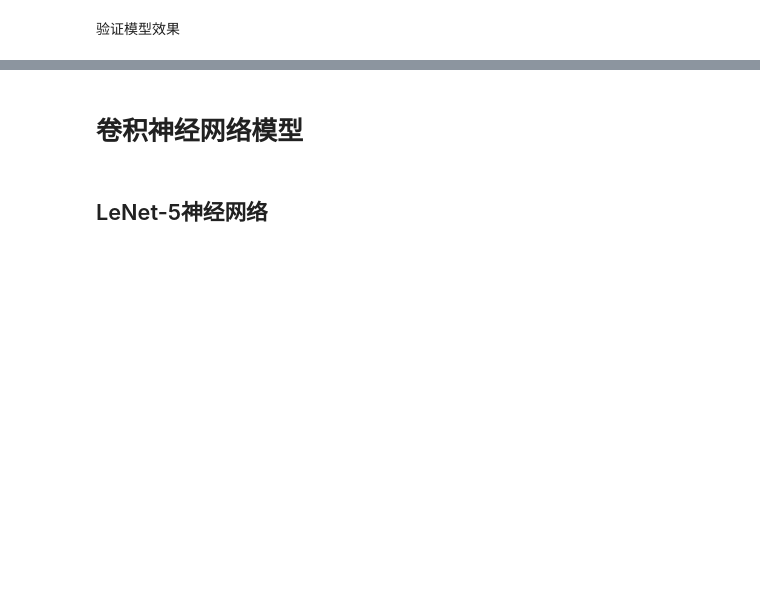
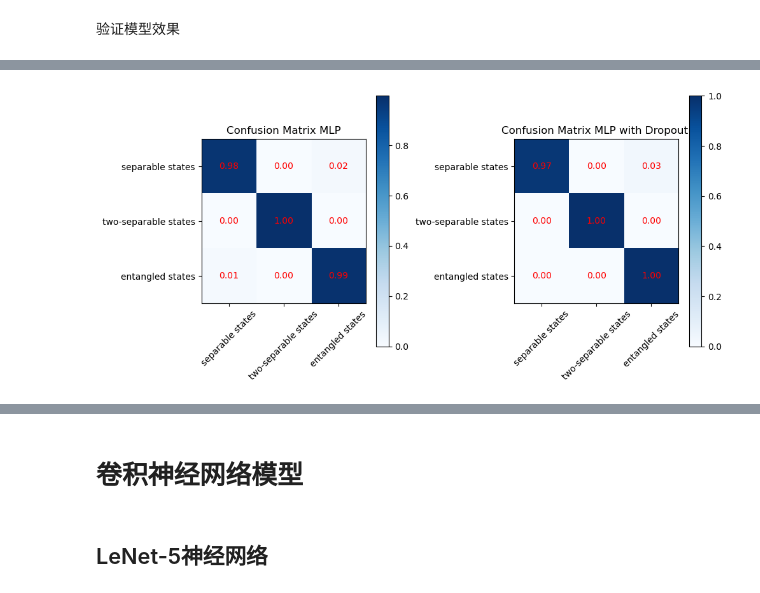
Before and after one commit to ehxu/MCNN-QCC, a Jupyter notebook: MCNN-QCC.ipynb, the cells around one changed output, grey strips where cells are left out. Drawn from its saved outputs; the diff is of its cells as text; code cells hidden in the pictures; blank space fills up the shorter version.

```diff
--- a/MCNN-QCC.ipynb
+++ b/MCNN-QCC.ipynb
@@ -387,0 +325,13 @@ tl.draw_class_acc(class_accuracy_mlpd, label_dic)
+# %%
+# 数据
+precision = precision_mlpd
+recall = recall_mlpd
+f1 = f1_mlpd
+class_accuracy = class_accuracy_mlpd
+
+# 输出表头
+print("Type\tPrecision/%\tRecall/%\tAccuracy/%\tF1")
+
+# 输出每个类别的指标
+for i, label in enumerate(label_dic.values()):
+    print(f"{label}\t{precision[i] * 100:.2f}\t{recall[i] * 100:.2f}\t{class_accuracy[i]:.2f}\t{f1[i]:.2f}")
@@ -390,0 +398,51 @@ tl.draw_prf1(precision_mlpd, recall_mlpd, f1_mlpd, label_dic)
+# %%
+import numpy as np
+import matplotlib.pyplot as plt
+
+# 示例混淆矩阵数据
+conf_matrix1 = np.array(conf_matrix_percent_mlp)
+conf_matrix2 = np.array(conf_matrix_percent_mlpd)
+
+# 标签
+labels = label_dic.values()
+
+# 创建图表
+fig, axs = plt.subplots(1, 2, figsize=(10, 5))
+
+# 绘制第一个混淆矩阵
+im1 = axs[0].imshow(conf_matrix1, cmap='Blues')
+
+# 绘制第二个混淆矩阵
+im2 = axs[1].imshow(conf_matrix2, cmap='Blues')
+
+# 添加颜色条
+fig.colorbar(im1, ax=axs[0])
+fig.colorbar(im2, ax=axs[1])
+
+# 在每个单元格中标注数据
+for i in range(conf_matrix1.shape[0]):
+    for j in range(conf_matrix1.shape[1]):
+        axs[0].text(j, i, '{:.2f}'.format(conf_matrix1[i, j]), ha='center', va='center', color='red')
+
+for i in range(conf_matrix2.shape[0]):
+    for j in range(conf_matrix2.shape[1]):
+        axs[1].text(j, i, '{:.2f}'.format(conf_matrix2[i, j]), ha='center', va='center', color='red')
+
+# 设置图表标题和标签
+axs[0].set_title('Confusion Matrix MLP')
+axs[0].set_xticks(np.arange(len(labels)))
+axs[0].set_xticklabels(labels, rotation=45)
+axs[0].set_yticks(np.arange(len(labels)))
+axs[0].set_yticklabels(labels)
+
+axs[1].set_title('Confusion Matrix MLP with Dropout ')
+axs[1].set_xticks(np.arange(len(labels)))
+axs[1].set_xticklabels(labels, rotation=45)
+axs[1].set_yticks(np.arange(len(labels)))
+axs[1].set_yticklabels(labels)
+
+# 显示图表
+plt.tight_layout()
+plt.show()
+# %% [output]
+[figure, added]
```
Also changed, not shown: parts of 51 cells of this notebook, 1 other file.
